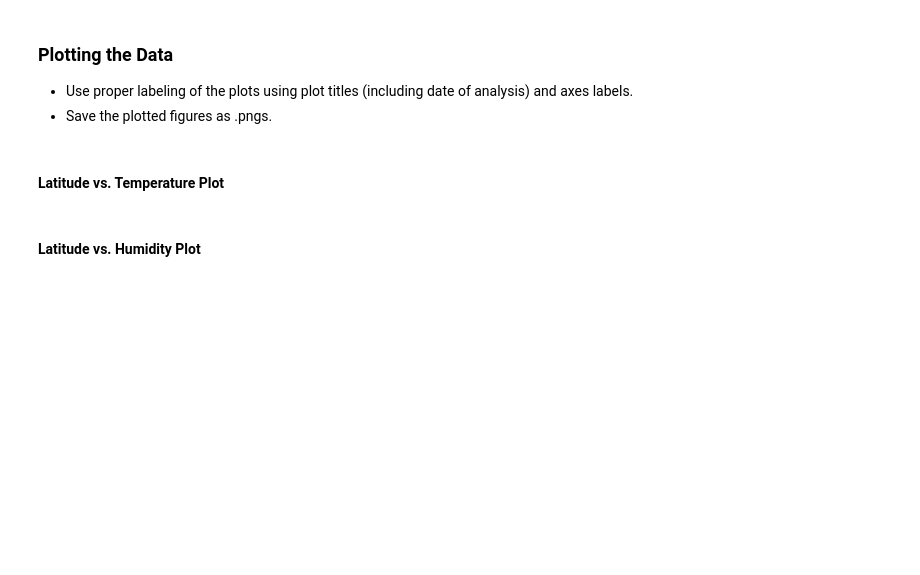
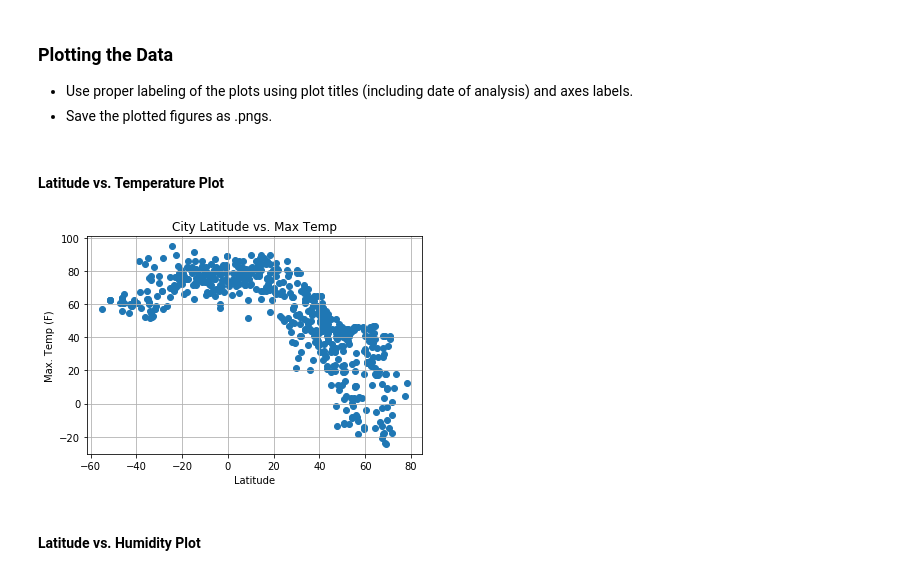
Before and after one commit to browsdower/python-api-challenge, a Jupyter notebook: WeatherPy.ipynb, the cells around one changed output. Saved outputs shown, nothing was run; the diff lists cells and outputs as text; code cells hidden in the pictures; blank space fills up the shorter version.

```diff
--- a/WeatherPy.ipynb
+++ b/WeatherPy.ipynb
@@ -11,6 +11,8 @@ import pandas as pd
 import numpy as np
 import requests
 import time
+import random
+import openweathermapy as owm
 
 # Import API key
 from api_keys import api_key
@@ -24,6 +26,11 @@ output_data_file = "output_data/cities.csv"
 # Range of latitudes and longitudes
 lat_range = (-90, 90)
 lng_range = (-180, 180)
+
+units = "imperial"
+
+# define url
+query_url = f"http://api.openweathermap.org/data/2.5/weather?appid={api_key}&units={units}&q="
 # %% [markdown]
 ## Generate Cities List
 # %%
@@ -50,0 +116,14 @@ len(cities)
+# %%
+weather_dict = {
+    "City":city_two,
+    "Cloudiness":cloudinesses,
+    "Country":countries,
+    "Date":dates,
+    "Humidity":humidities,
+    "Lat":lats,
+    "Lng":lngs,
+    "Max Temp":max_temps,
+    "Wind Speed":wind_speeds
+}
+# %%
+weather_dataframe = pd.DataFrame(weather_dict)
@@ -330,5 +227,18 @@ all_weather_data.head()
 * Save the plotted figures as .pngs.
 # %% [markdown]
 #### Latitude vs. Temperature Plot
+# %%
+# Build a scatter plot for each data type
+plt.scatter(weather_dataframe["Lat"], weather_dataframe["Max Temp"], marker="o")
+
+# Incorporate the other graph properties
+plt.title("City Latitude vs. Max Temp")
+plt.ylabel("Max. Temp (F)")
+plt.xlabel("Latitude")
+plt.grid(True)
+
+plt.show()
+# %% [output]
+[figure, added]
 # %% [markdown]
 #### Latitude vs. Humidity Plot
```
Also changed, not shown: parts of 30 cells of this notebook.
